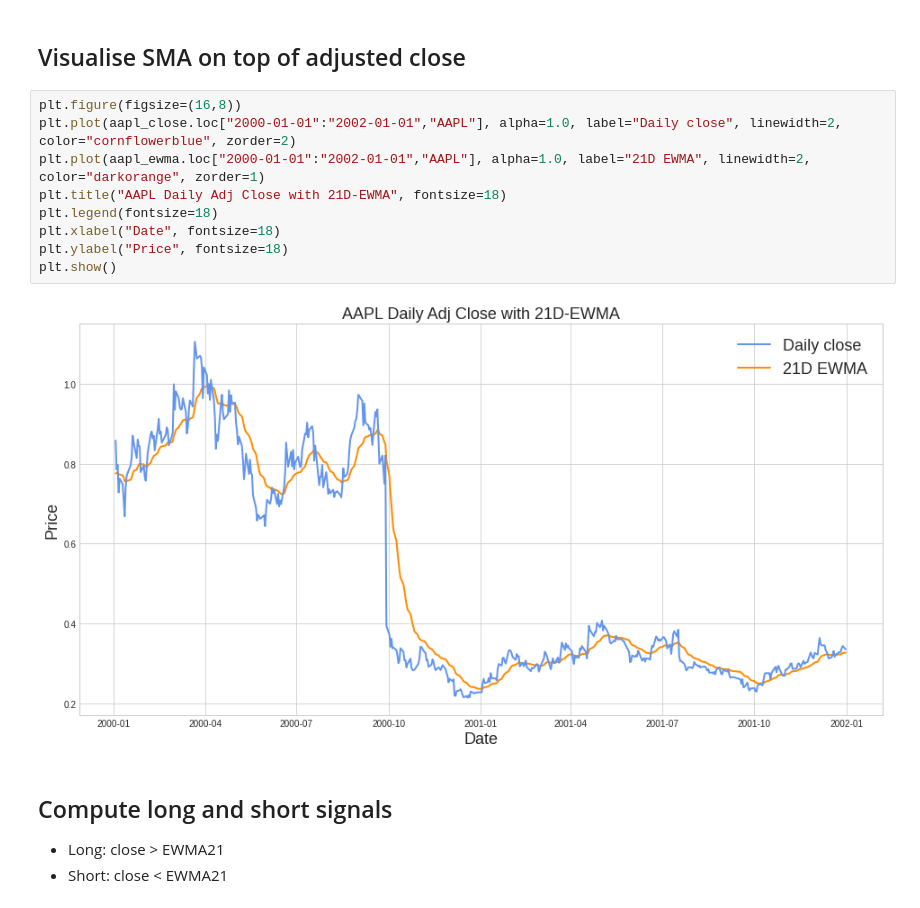
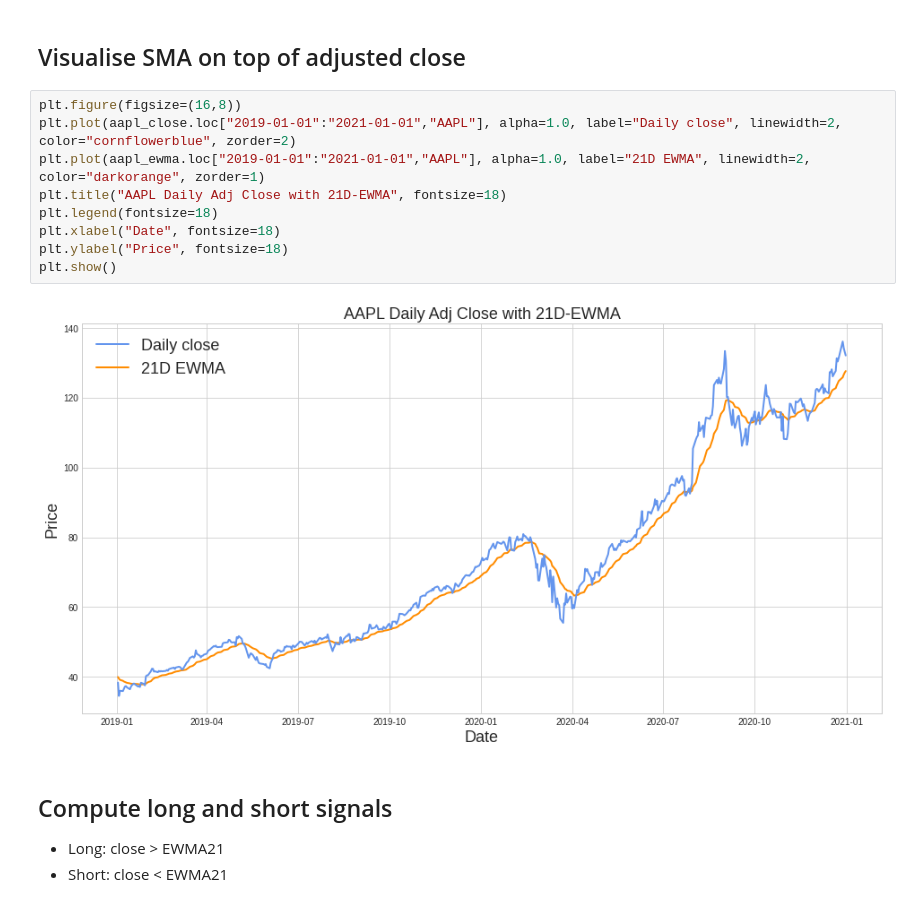
Before and after one commit to lucaskienast/Algorithmic-Trading, a Jupyter notebook: Crossover Strategies/Single_Stock_Close_EWMA_Crossover_Strategy.ipynb, the cells around one changed output. Cells and saved outputs as stored; diff of their text form.

```diff
--- a/Crossover Strategies/Single_Stock_Close_EWMA_Crossover_Strategy.ipynb
+++ b/Crossover Strategies/Single_Stock_Close_EWMA_Crossover_Strategy.ipynb
@@ -99,15 +113,15 @@ aapl_ewma
 ## Visualise SMA on top of adjusted close
 # %%
 plt.figure(figsize=(16,8))
-plt.plot(aapl_close.loc["2000-01-01":"2002-01-01","AAPL"], alpha=1.0, label="Daily close", linewidth=2, color="cornflowerblue", zorder=2)
-plt.plot(aapl_ewma.loc["2000-01-01":"2002-01-01","AAPL"], alpha=1.0, label="21D EWMA", linewidth=2, color="darkorange", zorder=1)
+plt.plot(aapl_close.loc["2019-01-01":"2021-01-01","AAPL"], alpha=1.0, label="Daily close", linewidth=2, color="cornflowerblue", zorder=2)
+plt.plot(aapl_ewma.loc["2019-01-01":"2021-01-01","AAPL"], alpha=1.0, label="21D EWMA", linewidth=2, color="darkorange", zorder=1)
 plt.title("AAPL Daily Adj Close with 21D-EWMA", fontsize=18)
 plt.legend(fontsize=18)
 plt.xlabel("Date", fontsize=18)
 plt.ylabel("Price", fontsize=18)
 plt.show()
 # %% [output]
-[figure, old version]
+[figure, new version]
 # %% [markdown]
 ## Compute long and short signals
 
```
Also changed, not shown: parts of 13 cells of this notebook.
